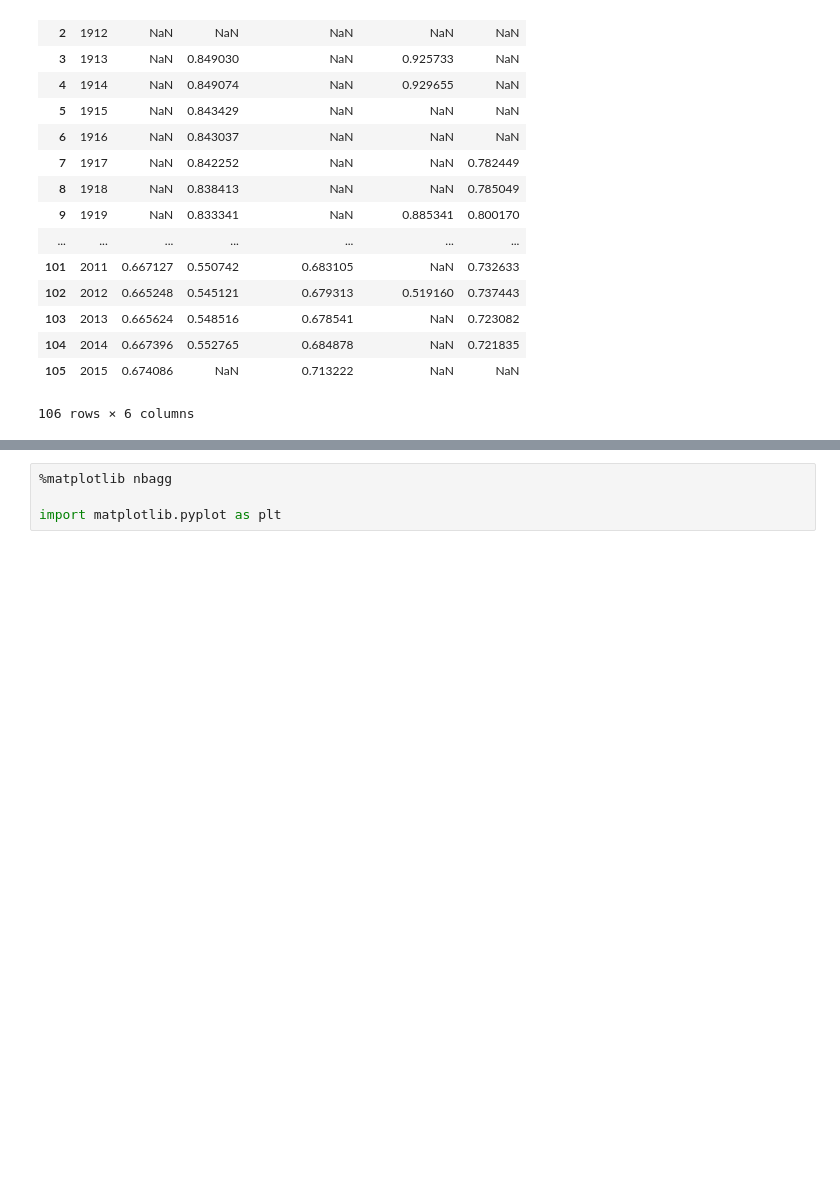
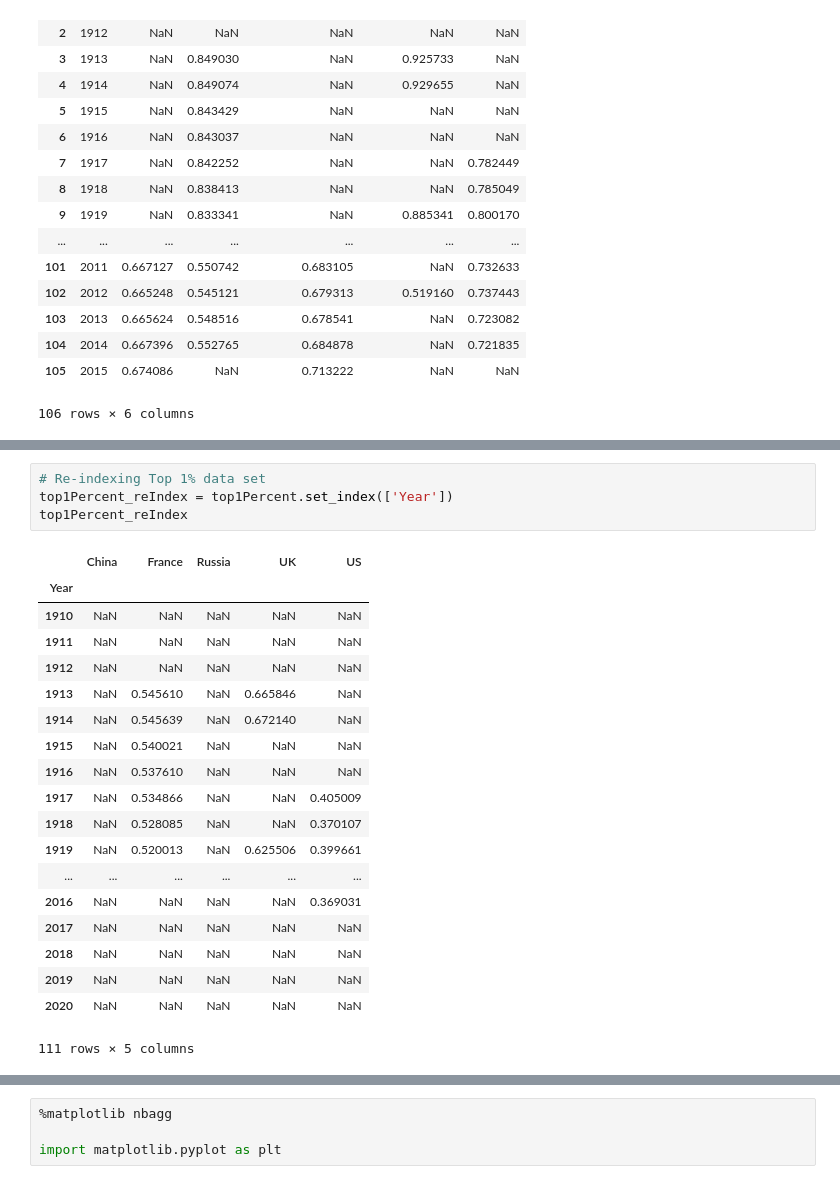
Before and after one commit to arnauddyevre/Python-for-Social-Scientists, a Jupyter notebook: statistics and econometrics/basics/data_handling.ipynb, the cells around one changed output, grey strips where cells are left out. Cells and saved outputs as stored; diff of their text form; blank space fills up the shorter version.

```diff
--- a/statistics and econometrics/basics/data_handling.ipynb
+++ b/statistics and econometrics/basics/data_handling.ipynb
@@ -565,0 +587,24 @@ top10Percent
+# %%
+# Re-indexing Top 1% data set
+top1Percent_reIndex = top1Percent.set_index(['Year'])
+top1Percent_reIndex
+# %% [output]
+|  | China | France | Russia | UK | US |
+| Year |  |  |  |  |  |
+| 1910 | NaN | NaN | NaN | NaN | NaN |
+| 1911 | NaN | NaN | NaN | NaN | NaN |
+| 1912 | NaN | NaN | NaN | NaN | NaN |
+| 1913 | NaN | 0.545610 | NaN | 0.665846 | NaN |
+| 1914 | NaN | 0.545639 | NaN | 0.672140 | NaN |
+| 1915 | NaN | 0.540021 | NaN | NaN | NaN |
+| 1916 | NaN | 0.537610 | NaN | NaN | NaN |
+| 1917 | NaN | 0.534866 | NaN | NaN | 0.405009 |
+| 1918 | NaN | 0.528085 | NaN | NaN | 0.370107 |
+| 1919 | NaN | 0.520013 | NaN | 0.625506 | 0.399661 |
+| ... | ... | ... | ... | ... | ... |
+| 2016 | NaN | NaN | NaN | NaN | 0.369031 |
+| 2017 | NaN | NaN | NaN | NaN | NaN |
+| 2018 | NaN | NaN | NaN | NaN | NaN |
+| 2019 | NaN | NaN | NaN | NaN | NaN |
+| 2020 | NaN | NaN | NaN | NaN | NaN |
+111 rows × 5 columns
```
Also changed, not shown: parts of 62 cells of this notebook.
